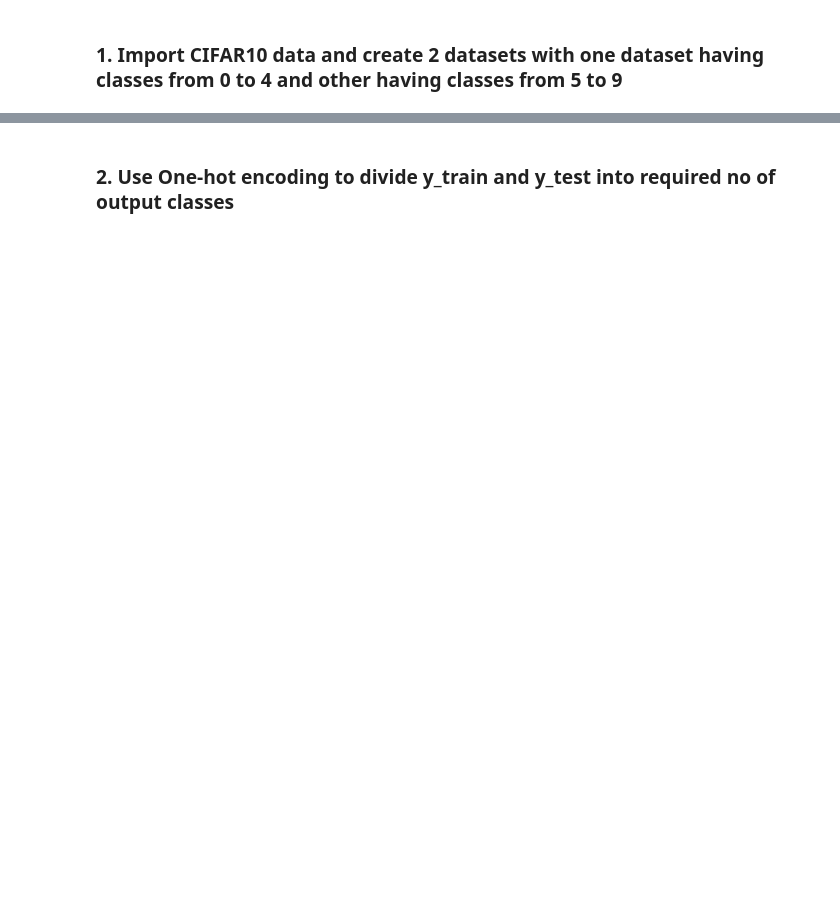
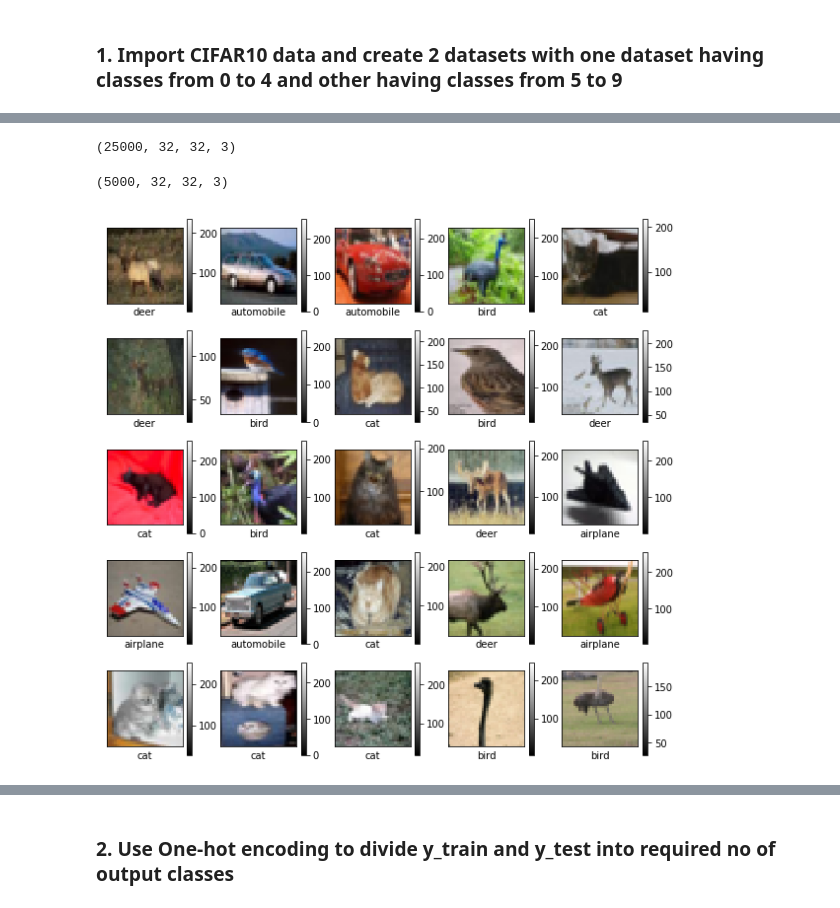
Before and after one commit to GreatLearningAIML1/bangalore-feb-batch-anshumankmr297, a Jupyter notebook: CIFAR External Lab/R8_External_Lab_Questions_CIFAR10_Transfer_Learning_TFIDF_Text_Classification.ipynb, the cells around one changed output, grey strips where cells are left out. Drawn from its saved outputs; the diff is of its cells as text; code cells hidden in the pictures; blank space fills up the shorter version.

```diff
--- a/CIFAR External Lab/R8_External_Lab_Questions_CIFAR10_Transfer_Learning_TFIDF_Text_Classification.ipynb
+++ b/CIFAR External Lab/R8_External_Lab_Questions_CIFAR10_Transfer_Learning_TFIDF_Text_Classification.ipynb
@@ -58,0 +82,5 @@ for ix in range(y_test.shape[0]):
+# %%
+train_images_0_4 = np.array([train_images[i] for i, x in enumerate(train_labels.tolist()) if x[0] < 5])
+test_images_0_4 = np.array([test_images[i] for i, x in enumerate(test_labels.tolist()) if x[0] < 5])
+train_labels_0_4 = np.array([train_labels[i] for i, x in enumerate(train_labels.tolist()) if x[0] < 5])
+test_labels_0_4 = np.array([test_labels[i] for i, x in enumerate(test_labels.tolist()) if x[0] < 5])
@@ -58,0 +92,10 @@ for ix in range(y_test.shape[0]):
+# %%
+train_images_0_4.shape
+test_images_0_4.shape
+# %% [output]
+(25000, 32, 32, 3)
+(5000, 32, 32, 3)
+# %%
+plot_images((train_images_0_4, train_labels_0_4),5) #Excluding truck, ship, horse, frog, dog
+# %% [output]
+[figure, added]
```
Also changed, not shown: parts of 50 cells of this notebook.
